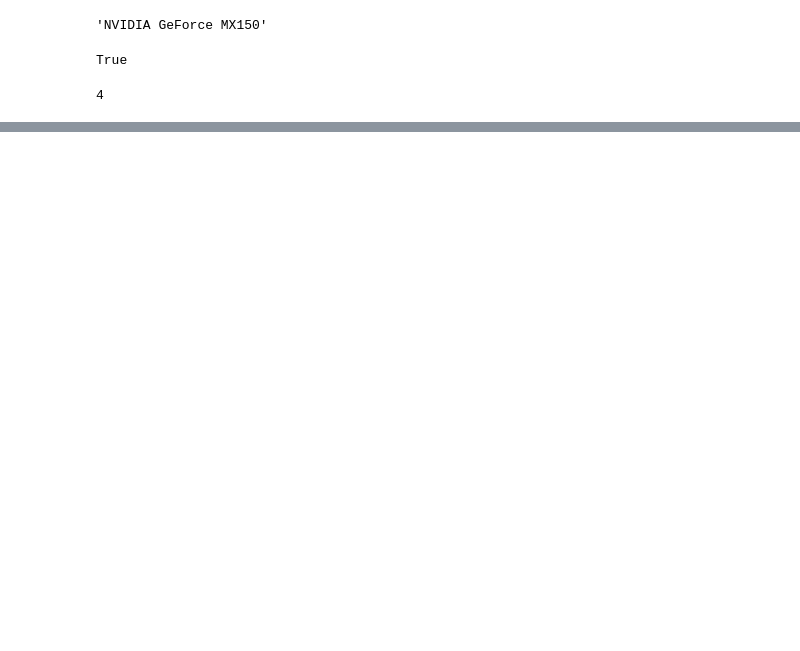
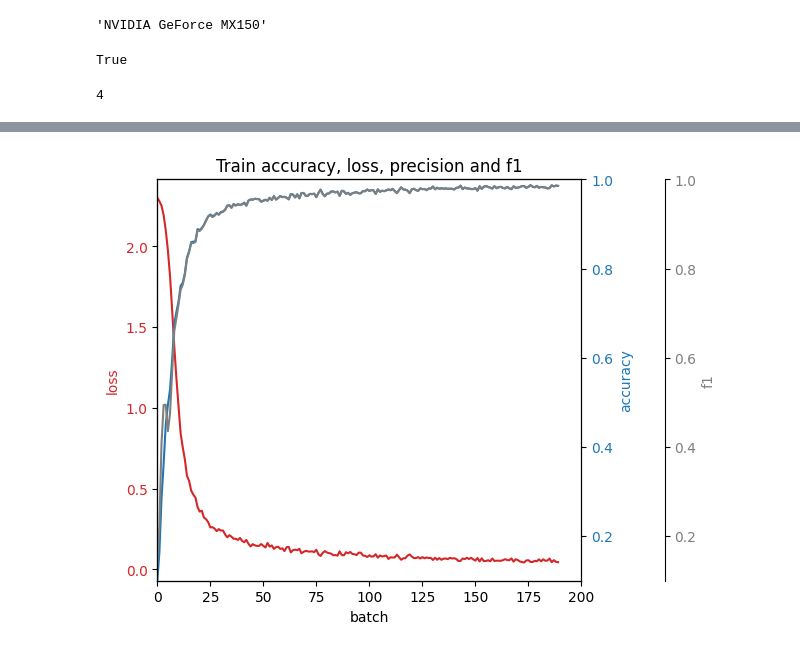
Before and after one commit to Ignatella/SEM-8-SSN, a Jupyter notebook: ssn-lab-02.ipynb, the cells around one changed output, grey strips where cells are left out. Drawn from its saved outputs; the diff is of its cells as text; code cells hidden in the pictures; blank space fills up the shorter version.

```diff
--- a/ssn-lab-02.ipynb
+++ b/ssn-lab-02.ipynb
@@ -189,0 +355,12 @@ for epoch in range(epochs):
+# %%
+# Hipothesis 1: increase batch size results in faster learning and worse accuracy
+
+net = Net().cuda()
+trainloader = torch.utils.data.DataLoader(trainset, batch_size=1024, shuffle=True)
+criterion = nn.CrossEntropyLoss()
+optimizer = optim.Adam(net.parameters(), lr=0.001)
+
+batch_size_model = Model('hip-1-model', net, trainloader, criterion, optimizer)
+batch_size_model.train_and_test()
+
+batch_size_model.show_table()
@@ -189,0 +385,4 @@ for epoch in range(epochs):
+# %%
+batch_size_model.plot()
+# %% [output]
+[figure, added]
```
Also changed, not shown: parts of 27 cells of this notebook, 4 other files.
